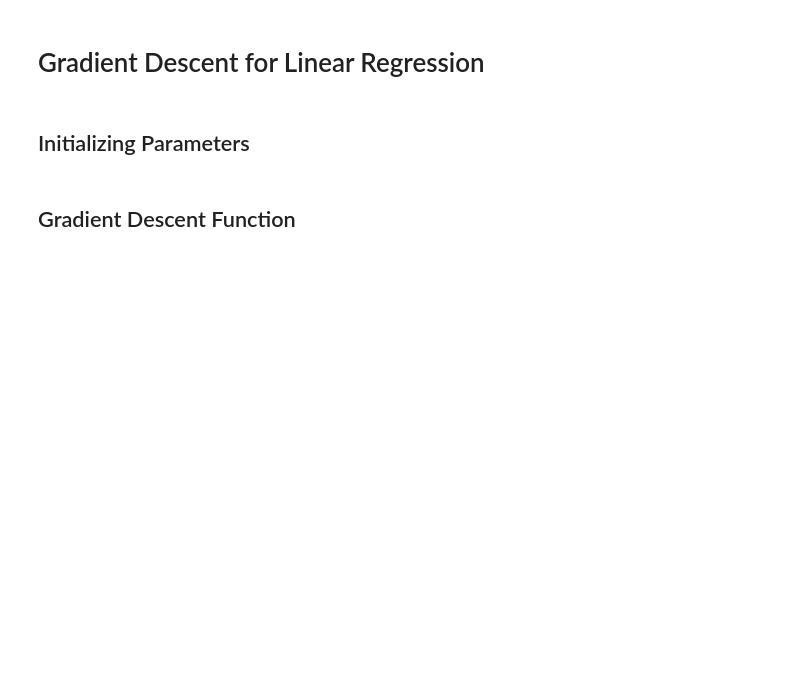
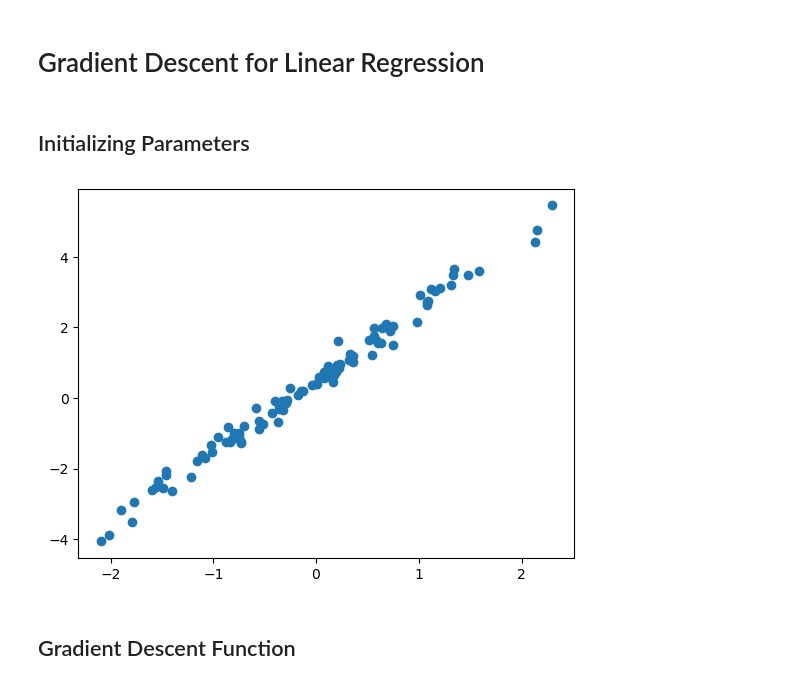
Before and after one commit to NirupamKhanal/NumericalAnalysis, a Jupyter notebook: Optimization/GradDescentLin.ipynb, the cells around one changed output. Cells and saved outputs as stored; diff of their text form; code cells hidden in the pictures; blank space fills up the shorter version.

```diff
--- a/Optimization/GradDescentLin.ipynb
+++ b/Optimization/GradDescentLin.ipynb
@@ -5,15 +6,20 @@ import numpy as np
 # %% [markdown]
 ## Initializing Parameters
 # %%
-x = np.random.randn(10, 1)
-y = 2*x + np.random.rand()
+x = np.random.randn(100, 1)
+y = 2 * x + np.random.rand() + 0.2*np.random.randn(100, 1)
+
+plt.scatter(x, y)
+plt.show()
 
 # Parameters
 w = 0.0
 b = 0.0
 
 # Hyperparameter
 learning_rate = 0.01
+# %% [output]
+[figure, added]
 # %% [markdown]
 ## Gradient Descent Function
 # %%
```
Also changed, not shown: parts of 3 cells of this notebook.
